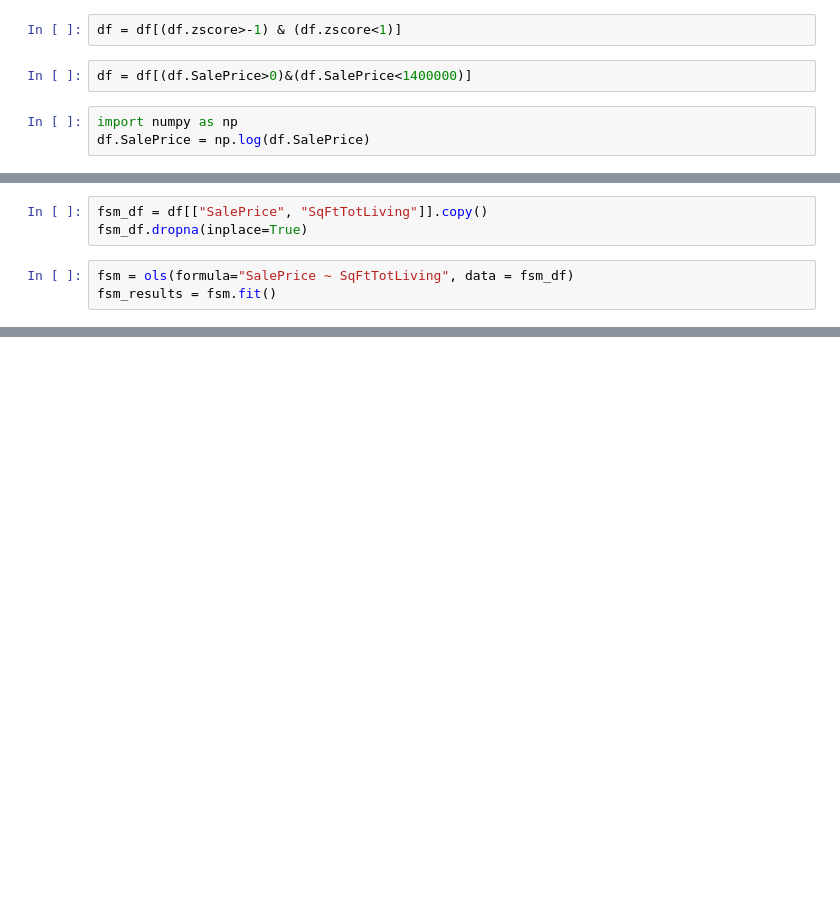
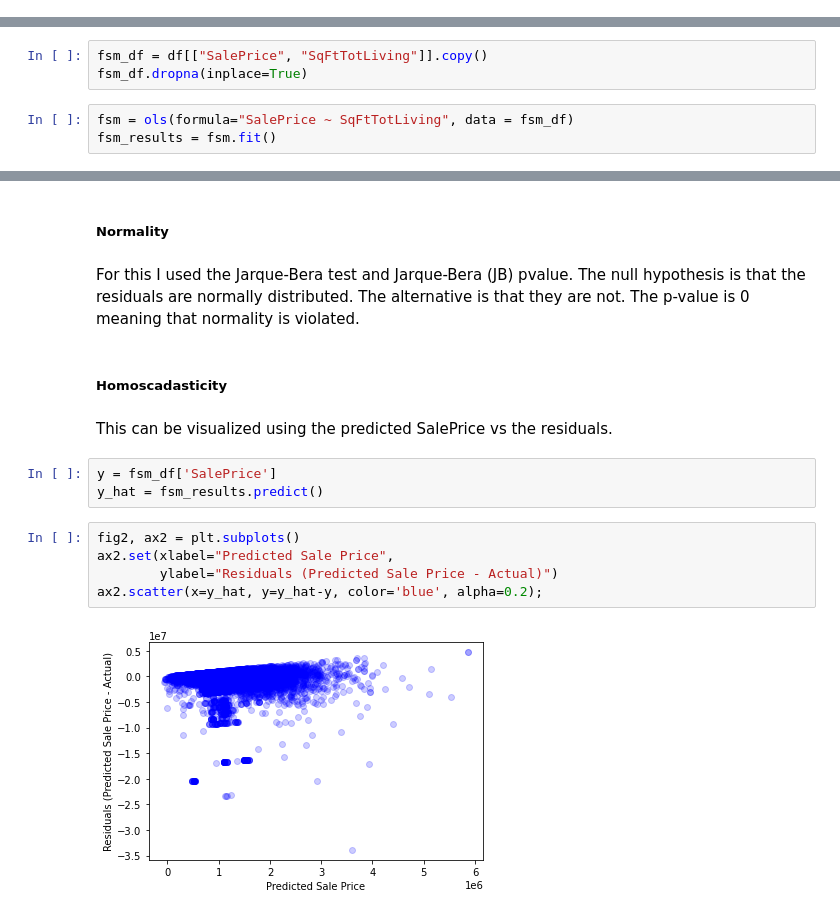
Before and after one commit to smartbre/110920-pt-phase-2-project, a Jupyter notebook: notebooks/exploratory/Exploratory.ipynb, the cells around one changed output, grey strips where cells are left out. Drawn from its saved outputs; the diff is of its cells as text; blank space fills up the shorter version.

```diff
--- a/notebooks/exploratory/Exploratory.ipynb
+++ b/notebooks/exploratory/Exploratory.ipynb
@@ -112,7 +76,0 @@ df.head()
-# %%
-df = df[(df.zscore>-1) & (df.zscore<1)]
-# %%
-df = df[(df.SalePrice>0)&(df.SalePrice<1400000)]
-# %%
-import numpy as np
-df.SalePrice = np.log(df.SalePrice)
@@ -139,0 +126,18 @@ Rainbow p-value: 0.9999999999999999
+# %% [markdown]
+##### Normality
+# %% [markdown]
+For this I used the Jarque-Bera test and Jarque-Bera (JB) pvalue. The null hypothesis is that the residuals are normally distributed.  The alternative is that they are not. The p-value is 0 meaning that normality is violated.
+# %% [markdown]
+##### Homoscadasticity
+# %% [markdown]
+This can be visualized using the predicted SalePrice vs the residuals.
+# %%
+y = fsm_df['SalePrice']
+y_hat = fsm_results.predict()
+# %%
+fig2, ax2 = plt.subplots()
+ax2.set(xlabel="Predicted Sale Price",
+        ylabel="Residuals (Predicted Sale Price - Actual)")
+ax2.scatter(x=y_hat, y=y_hat-y, color='blue', alpha=0.2);
+# %% [output]
+[figure, added]
```
Also changed, not shown: parts of 83 cells of this notebook, 3 other files.
